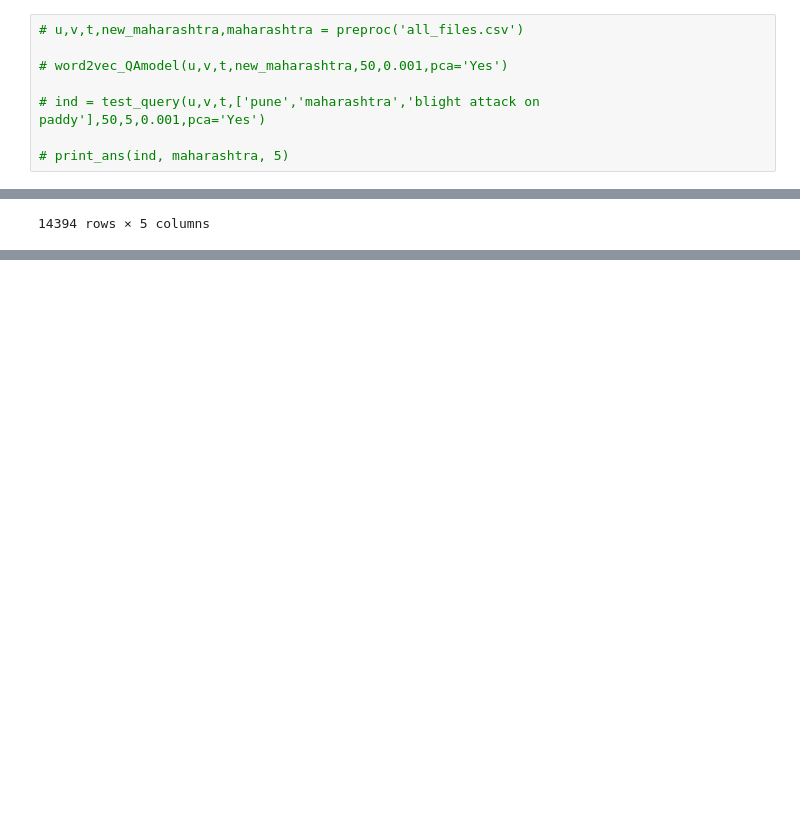
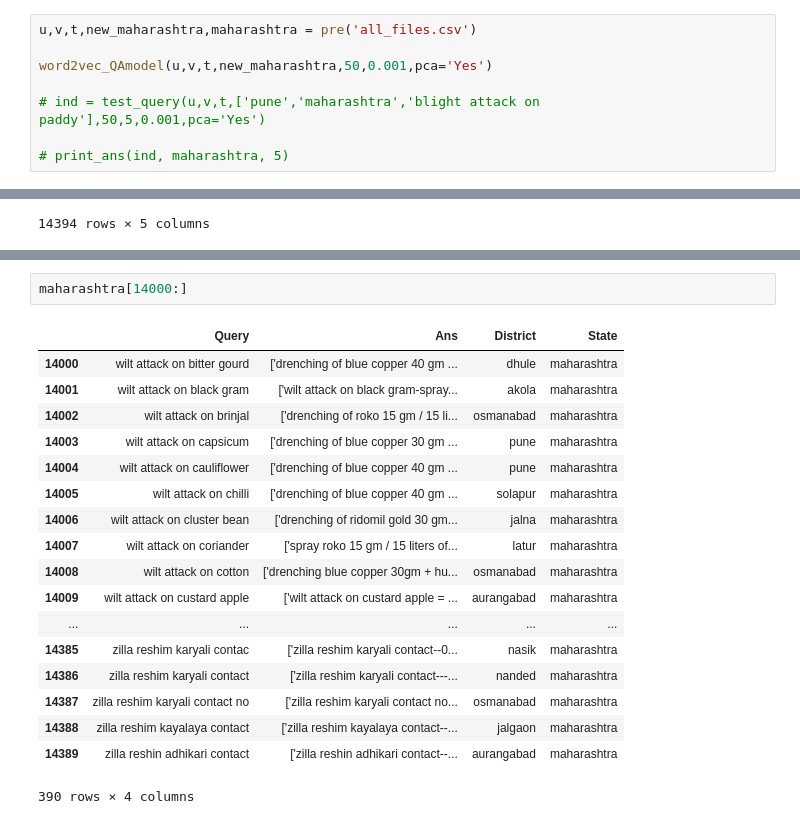
Before and after one commit to AgriChatbot/agriChatbot, a Jupyter notebook: MH-2017/word2vec_model.ipynb, the cells around one changed output, grey strips where cells are left out. Drawn from its saved outputs; the diff is of its cells as text; blank space fills up the shorter version.

```diff
--- a/MH-2017/word2vec_model.ipynb
+++ b/MH-2017/word2vec_model.ipynb
@@ -161,9 +161,9 @@ def print_ans(ind, pdf, k):
     for i in ind:
         print 'Question: %s\nAnswer: %s\n\n'%(pdf['Query'][i],pdf['Ans'][i])
 # %%
-# u,v,t,new_maharashtra,maharashtra = preproc('all_files.csv')
+u,v,t,new_maharashtra,maharashtra = pre('all_files.csv')
 
-# word2vec_QAmodel(u,v,t,new_maharashtra,50,0.001,pca='Yes')
+word2vec_QAmodel(u,v,t,new_maharashtra,50,0.001,pca='Yes')
 
 # ind = test_query(u,v,t,['pune','maharashtra','blight attack on paddy'],50,5,0.001,pca='Yes')
 
@@ -217,0 +298,21 @@ pd.read_csv('all_files.csv')
+# %%
+maharashtra[14000:]
+# %% [output]
+|  | Query | Ans | District | State |
+| 14000 | wilt attack on bitter gourd | ['drenching of blue copper 40 gm ... | dhule | maharashtra |
+| 14001 | wilt attack on black gram | ['wilt attack on black gram-spray... | akola | maharashtra |
+| 14002 | wilt attack on brinjal | ['drenching of roko 15 gm / 15 li... | osmanabad | maharashtra |
+| 14003 | wilt attack on capsicum | ['drenching of blue copper 30 gm ... | pune | maharashtra |
+| 14004 | wilt attack on cauliflower | ['drenching of blue copper 40 gm ... | pune | maharashtra |
+| 14005 | wilt attack on chilli | ['drenching of blue copper 40 gm ... | solapur | maharashtra |
+| 14006 | wilt attack on cluster bean | ['drenching of ridomil gold 30 gm... | jalna | maharashtra |
+| 14007 | wilt attack on coriander | ['spray roko 15 gm / 15 liters of... | latur | maharashtra |
+| 14008 | wilt attack on cotton | ['drenching blue copper 30gm + hu... | osmanabad | maharashtra |
+| 14009 | wilt attack on custard apple | ['wilt attack on custard apple = ... | aurangabad | maharashtra |
+| ... | ... | ... | ... | ... |
+| 14385 | zilla reshim karyali contac | ['zilla reshim karyali contact--0... | nasik | maharashtra |
+| 14386 | zilla reshim karyali contact | ['zilla reshim karyali contact---... | nanded | maharashtra |
+| 14387 | zilla reshim karyali contact no | ['zilla reshim karyali contact no... | osmanabad | maharashtra |
+| 14388 | zilla reshim kayalaya contact | ['zilla reshim kayalaya contact--... | jalgaon | maharashtra |
+| 14389 | zilla reshin adhikari contact | ['zilla reshin adhikari contact--... | aurangabad | maharashtra |
+390 rows × 4 columns
```
Also changed, not shown: parts of 13 cells of this notebook, 7 other files.
